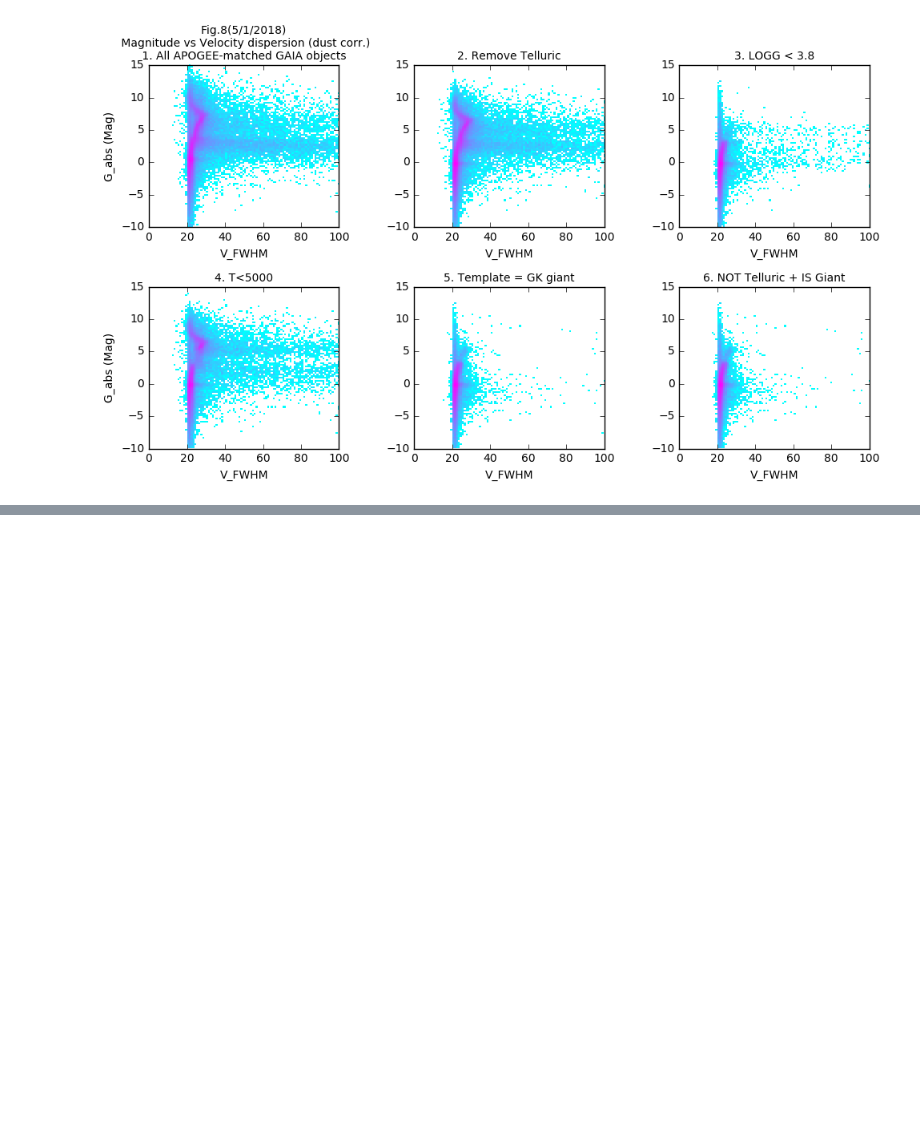
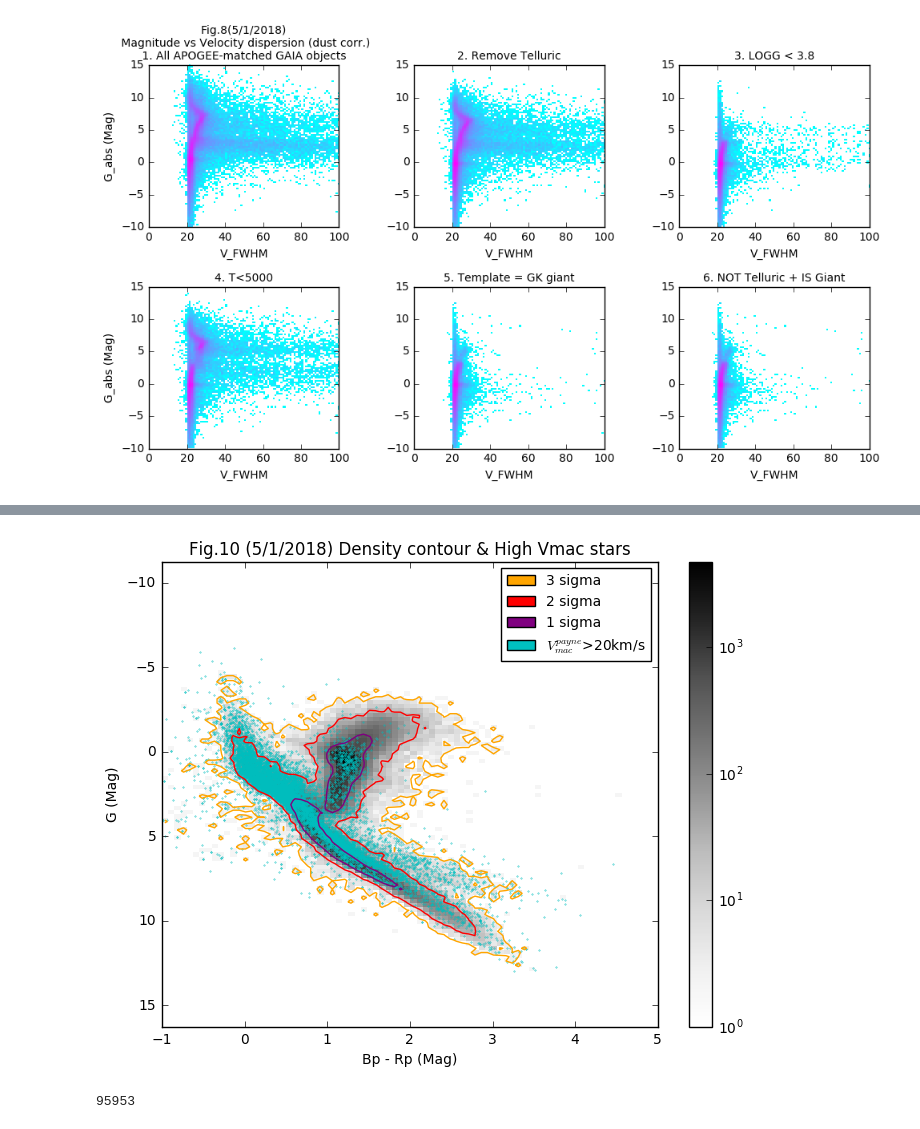
Before and after one commit to liuxx479/MW-BHs, a Jupyter notebook: plot-gaia-match.ipynb, the cells around one changed output, grey strips where cells are left out. Cells and saved outputs as stored; diff of their text form; code cells hidden in the pictures; blank space fills up the shorter version.

```diff
--- a/plot-gaia-match.ipynb
+++ b/plot-gaia-match.ipynb
@@ -337,0 +340,44 @@ show()
+# %%
+vmac_min=20
+idx_cut = (idx_optical&idx_good_para&cut_telluric)
+c0,c1=-1,5
+m0,m1=-10, 15
+bin0 = linspace(c0,c1,81)
+bin1 = linspace(m0,m1,101)
+b0c=WLanalysis.edge2center(bin0)
+b1c=WLanalysis.edge2center(bin1)
+ihist,bin0,bin1 = histogram2d((Bcorr-Rcorr)[idx_cut], Gcorr[idx_cut], bins=(bin0, bin1))
+ihist_smooth = WLanalysis.smooth(ihist,0)
+X,Y=meshgrid(b1c,b0c,)
+levels=sort(WLanalysis.findlevel(ihist_smooth))
+
+cut_vmac = (idx_optical&idx_good_para&cut_telluric&(VmacP>vmac_min)&(~idx_badpayne))
+
+f, ax =subplots(1,1,figsize=(8,6))
+cb=ax.imshow(ihist.T, norm=mpl.colors.LogNorm(), cmap=mpl.cm.Greys,
+          interpolation='nearest',aspect='auto',extent=(c0,c1,m0,m1),origin='lower')
+f.colorbar(cb, ax=ax)
+
+ax.scatter((Bcorr-Rcorr)[cut_vmac],Gcorr[cut_vmac],c='c',
+           edgecolors='face',s=0.1,label='Vmac_payne>%ikm/s'%(vmac_min))
+
+ax.contour(Y,X,ihist_smooth, levels=levels,colors=('orange','red','purple'))
+ax.set_xlim(-1,5)
+
+proxy=[plt.Rectangle((0,0),1,1,ec=None, fc=icolor) for icolor in ('orange','red','purple','c')]
+ilabels=['3 sigma', '2 sigma', '1 sigma', '$V_{mac}^{payne}$>%ikm/s'%(vmac_min)]
+ax.legend(proxy, ilabels,loc=0,fontsize=10)
+
+#ax.legend(frameon=1,loc=0,fontsize=10)
+ax.invert_yaxis()
+ax.set_xlabel('Bp - Rp (Mag)')
+ax.set_ylabel('G (Mag)')
+ax.set_title('Fig.10 (5/1/2018) Density contour & High Vmac stars')
+
+show()
+# %% [output]
+[figure, added]
+# %%
+sum(VmacA==1)
+# %% [output]
+95953
```
Also changed, not shown: parts of 3 cells of this notebook.
